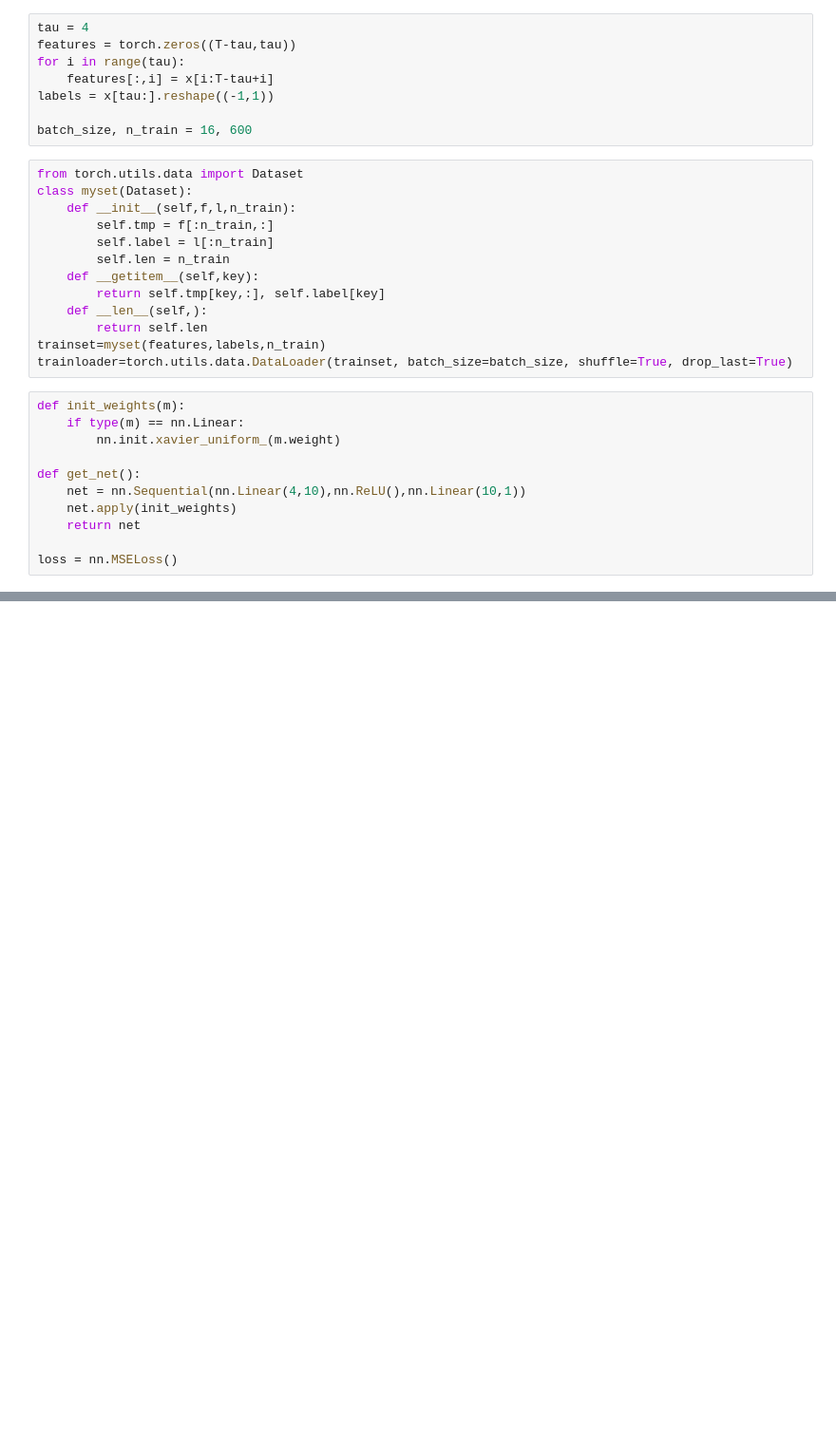
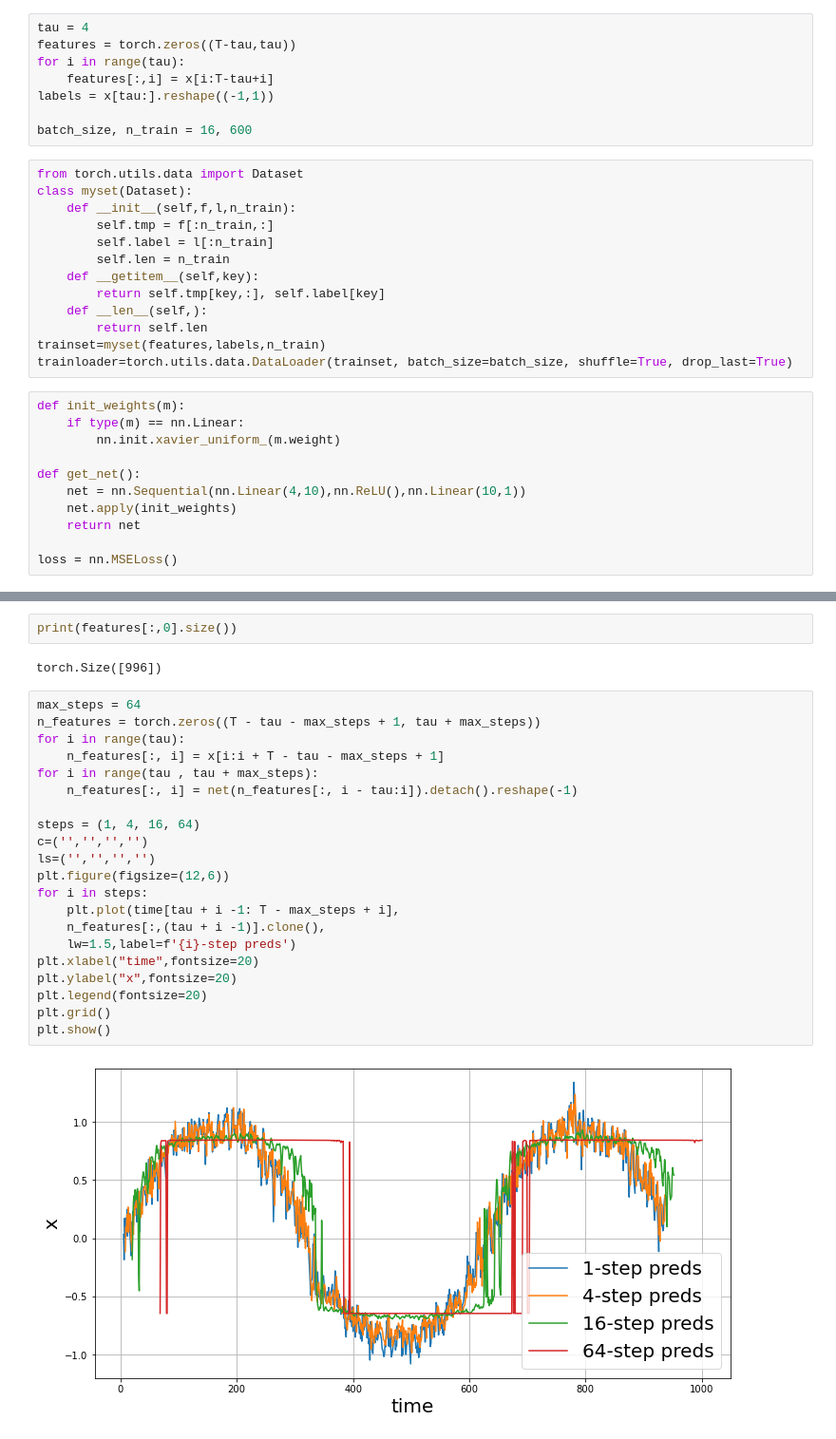
Before and after one commit to Giansar-Wu/practice, a Jupyter notebook: RNN/SequenceModels.ipynb, the cells around one changed output, grey strips where cells are left out. Shown at 95% size. Saved outputs shown, nothing was run; the diff lists cells and outputs as text; blank space fills up the shorter version.

Commit message:
update  1,4,16,64preds

```diff
--- a/RNN/SequenceModels.ipynb
+++ b/RNN/SequenceModels.ipynb
@@ -102,0 +103,27 @@ plt.show()
+# %%
+print(features[:,0].size())
+# %% [output]
+torch.Size([996])
+# %%
+max_steps = 64
+n_features = torch.zeros((T - tau - max_steps + 1, tau + max_steps))
+for i in range(tau):
+    n_features[:, i] = x[i:i + T - tau - max_steps + 1]
+for i in range(tau , tau + max_steps):
+    n_features[:, i] = net(n_features[:, i - tau:i]).detach().reshape(-1)
+
+steps = (1, 4, 16, 64)
+c=('','','','')
+ls=('','','','')
+plt.figure(figsize=(12,6))
+for i in steps:
+    plt.plot(time[tau + i -1: T - max_steps + i],
+    n_features[:,(tau + i -1)].clone(),
+    lw=1.5,label=f'{i}-step preds')
+plt.xlabel("time",fontsize=20)
+plt.ylabel("x",fontsize=20)
+plt.legend(fontsize=20)
+plt.grid()
+plt.show()
+# %% [output]
+[figure, added]
```
Also changed, not shown: parts of 4 cells of this notebook.
